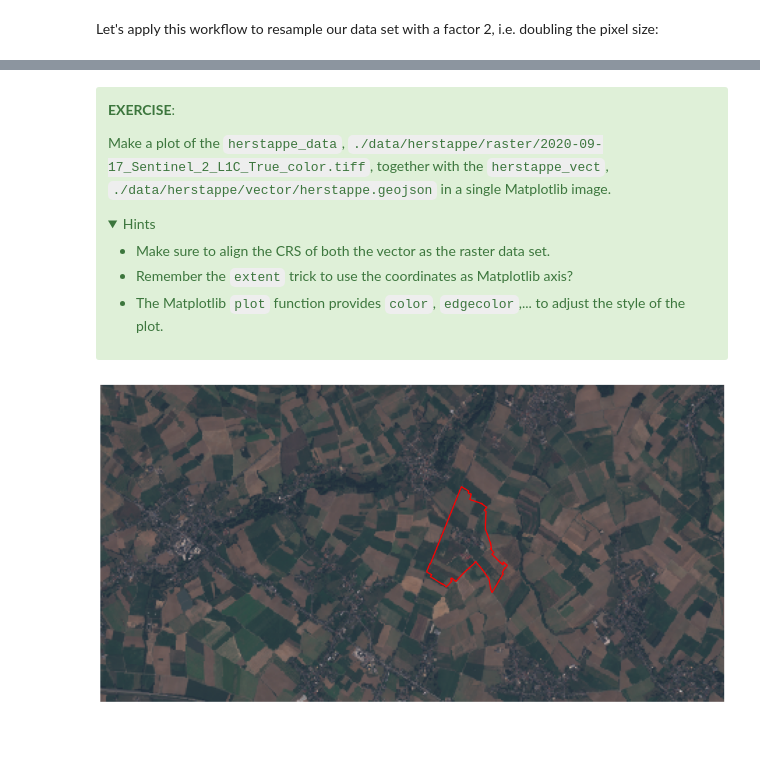
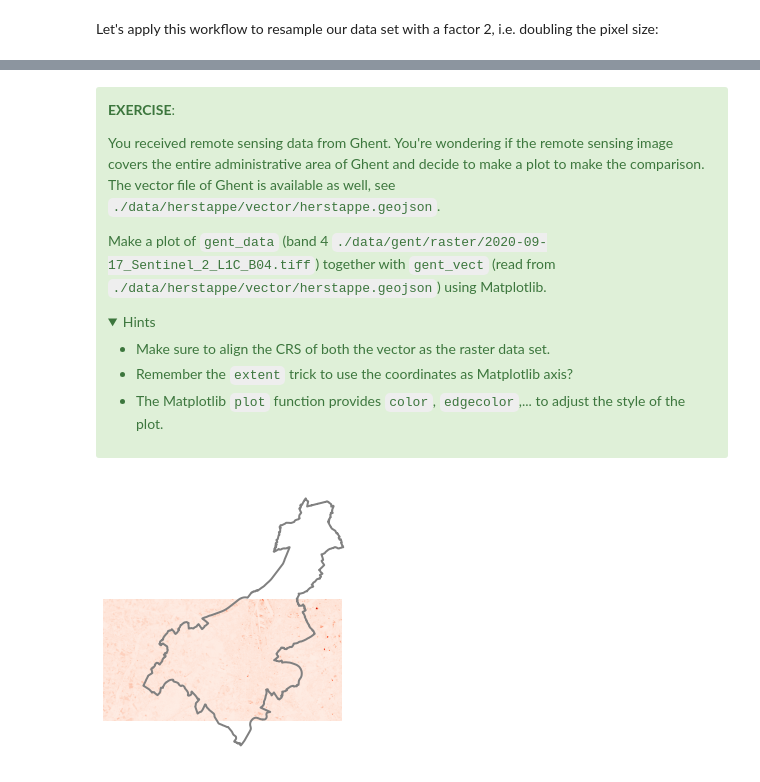
Before and after one commit to jorisvandenbossche/DS-python-geospatial, a Jupyter notebook: _solved/12-rasterio.ipynb, the cells around one changed output, grey strips where cells are left out. Saved outputs shown, nothing was run; the diff lists cells and outputs as text; code cells hidden in the pictures; folded sections open; blank space fills up the shorter version.

Commit message:
Finish rasterio lesson

```diff
--- a/_solved/12-rasterio.ipynb
+++ b/_solved/12-rasterio.ipynb
@@ -268,4 +269,4 @@ with rasterio.open(data_file) as src:  # 1
 
     # save the output to disk # 4
     with rasterio.open("./test_resample.tiff", "w", **data_profile) as dst:
-        dst.write(data)
+        dst.write(out_image)
@@ -277,7 +288,10 @@ with rasterio.open(data_file) as src:  # 1
 
 **EXERCISE**:
 
-Make a plot of the `herstappe_data`, `./data/herstappe/raster/2020-09-17_Sentinel_2_L1C_True_color.tiff`, together with the `herstappe_vect`, `./data/herstappe/vector/herstappe.geojson` in a single Matplotlib image.
+You received remote sensing data from Ghent. You're wondering if the remote sensing image covers the entire administrative area of Ghent and decide to make a plot to make the comparison. The vector file of Ghent is available as well, see `./data/herstappe/vector/herstappe.geojson`.
+
+Make a plot of `gent_data` (band 4 `./data/gent/raster/2020-09-17_Sentinel_2_L1C_B04.tiff`) together with `gent_vect` (read from `./data/herstappe/vector/herstappe.geojson`) using Matplotlib.
+
 
 <details><summary>Hints</summary>
 
@@ -289,12 +303,15 @@ Make a plot of the `herstappe_data`, `./data/herstappe/raster/2020-09-17_Sentine
 
 </div>
 # %%
-herstappe_vect = gpd.read_file("./data/herstappe/vector/herstappe.geojson")
+gent_vect = gpd.read_file("./data/gent/vector/gent.geojson")
+# %%
+with rasterio.open("./data/gent/raster/2020-09-17_Sentinel_2_L1C_B04.tiff") as src:
+    gent_data = src.read(out_dtype=float, masked=False)
+    gent_extent = plotting_extent(src)
 # %%
-fig, ax = plt.subplots(figsize=(18, 15))
-ax.imshow(reshape_as_image(herstappe_data), extent=herstappe_ext)  # Extent trick to plot numpy
-herstappe_vect_3857 = herstappe_vect.to_crs(epsg=3857)
-herstappe_vect_3857.plot(color='None', edgecolor='red', linewidth=2, ax=ax)
-ax.axis('off');
+fig, ax = plt.subplots(figsize=(12, 5))
+ax.imshow(gent_data.squeeze(), extent=gent_extent, cmap="Reds")  # Extent trick to plot numpy
+gent_vect.to_crs(epsg=3857).plot(color='None', edgecolor='grey', linewidth=2, ax=ax)
+plt.axis("off");
 # %% [output]
-[figure, old version]
+[figure, new version]
```
Also changed, not shown: parts of 31 cells of this notebook.
